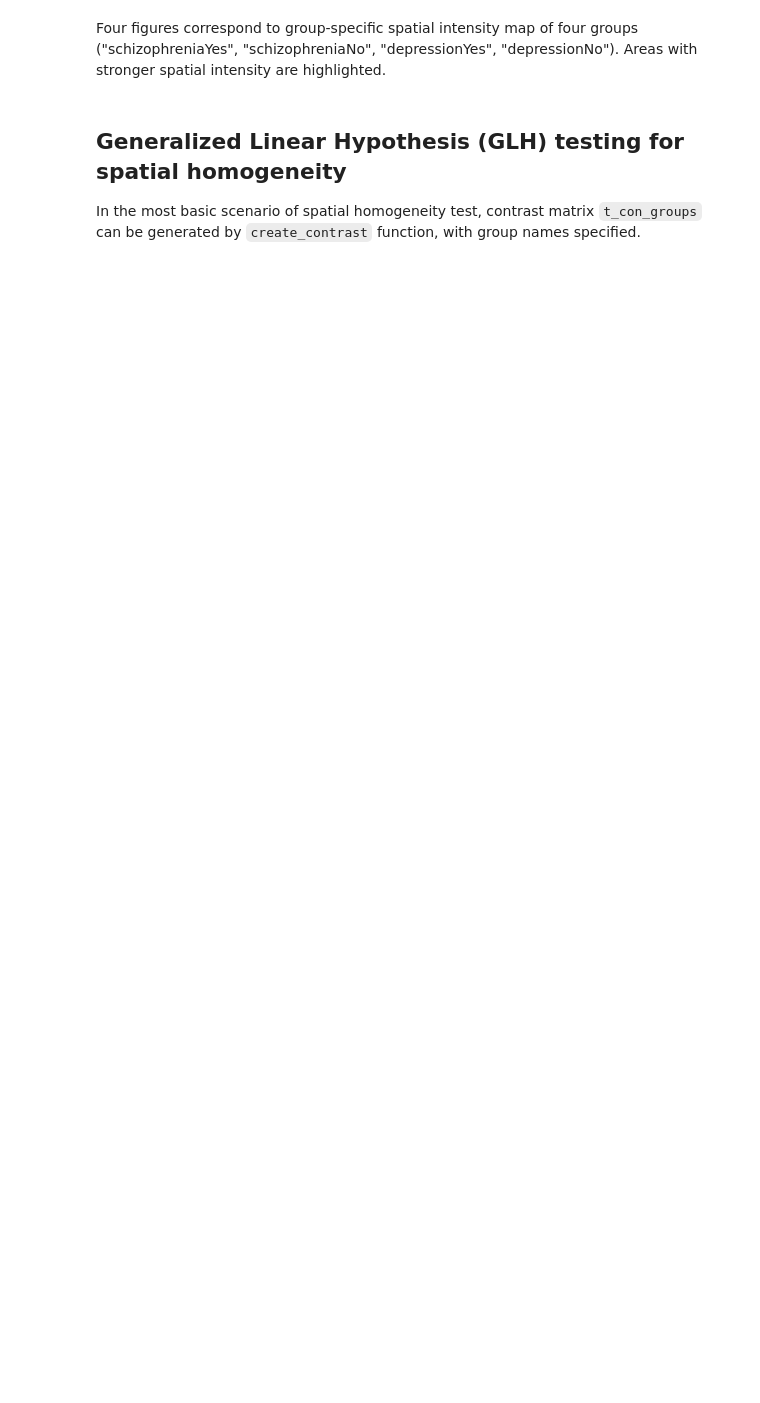
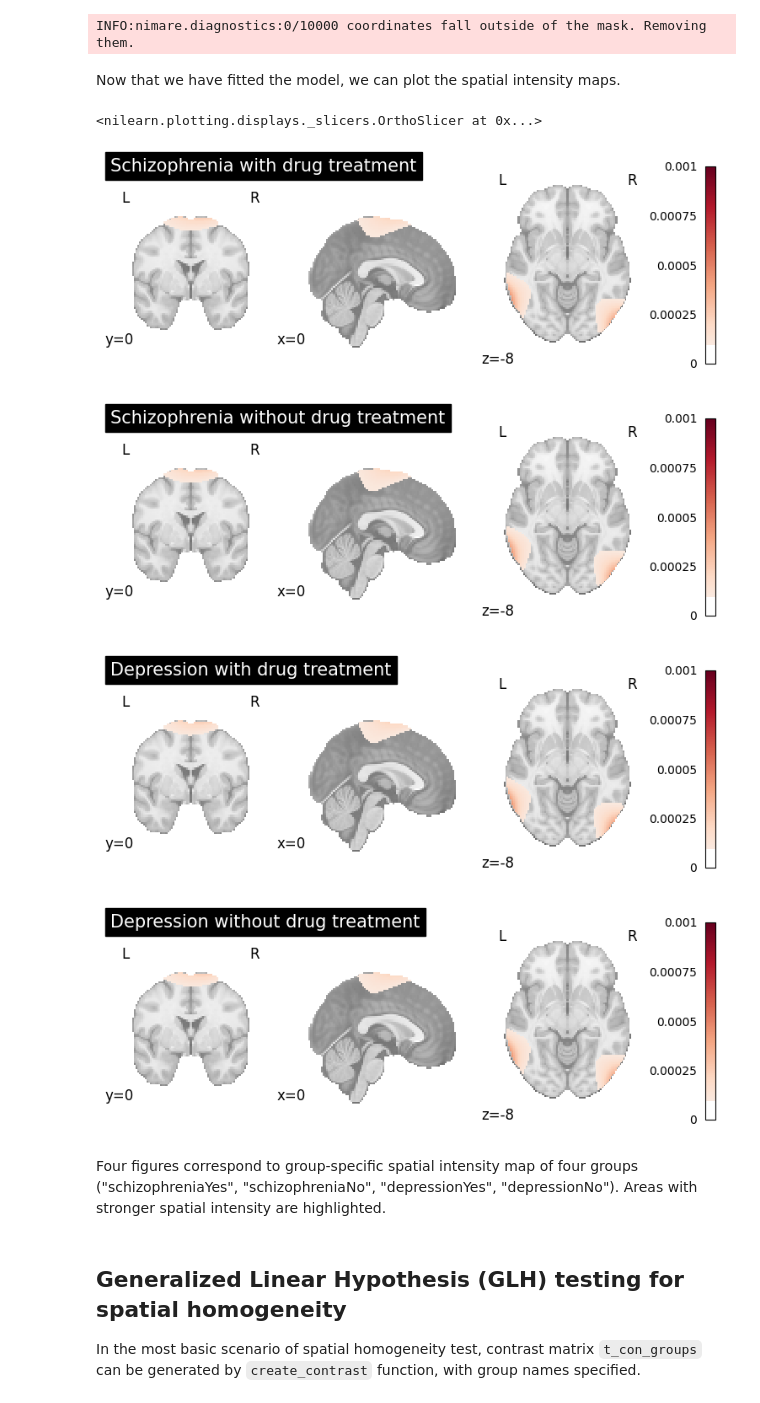
Before and after one commit to neurostuff/NiMARE, a Jupyter notebook: examples/02_meta-analyses/10_plot_cbmr.ipynb, the cells around one changed output. Cells and saved outputs as stored; diff of their text form; code cells hidden in the pictures; blank space fills up the shorter version.

Commit message:
edit example file of cbmr methods.

```diff
--- a/examples/02_meta-analyses/10_plot_cbmr.ipynb
+++ b/examples/02_meta-analyses/10_plot_cbmr.ipynb
@@ -75,55 +80,70 @@ inferred as a separate group, CBMR can interpret them as categorical study-level
+# %%
+from nimare.meta.cbmr import CBMREstimator
+
+dset = StandardizeField(fields=["sample_sizes", "avg_age"]).transform(dset)
+
+cbmr = CBMREstimator(
+    group_categories=["diagnosis", "drug_status"],
+    moderators=[
+        "standardized_sample_sizes",
+        "standardized_avg_age",
+        "schizophrenia_subtype:reference=type1",
+    ],
+    spline_spacing=100,  # a reasonable choice is 10 or 5, 100 is for speed
+    model=models.PoissonEstimator,
+    penalty=False,
+    lr=1e-1,
+    tol=1e3, # a reasonable choice is 1e-2, 1e3 is for speed
+    device="cpu", # "cuda" if you have GPU
+)
+results = cbmr.fit(dataset=dset)
+# %% [output]
+INFO:nimare.diagnostics:0/10000 coordinates fall outside of the mask. Removing them.
+# %% [markdown]
+Now that we have fitted the model, we can plot the spatial intensity maps.
 # %%
-from nimare.meta.cbmr import CBMREstimator
-
-dset = StandardizeField(fields=["sample_sizes", "avg_age"]).transform(dset)
-
-cbmr = CBMREstimator(
-    group_categories=["diagnosis", "drug_status"],
-    moderators=[
-        "standardized_sample_sizes",
-        "standardized_avg_age",
-        "schizophrenia_subtype:reference=type1",
-    ],
-    spline_spacing=100,  # a reasonable choice is 10 or 5, 100 is for speed
-    model=models.PoissonEstimator,
-    penalty=False,
-    lr=1e-1,
-    tol=1e3, # a reasonable choice is 1e-1 or 1e-2, 1e3 is for speed
-    device="cpu", # "cuda" if you have GPU
-)
-results = cbmr.fit(dataset=dset)
 plot_stat_map(
     results.get_map("spatialIntensity_group-SchizophreniaYes"),
     cut_coords=[0, 0, -8],
     draw_cross=False,
     cmap="RdBu_r",
     title="Schizophrenia with drug treatment",
     threshold=1e-4,
+    vmax=1e-3,
 )
 plot_stat_map(
     results.get_map("spatialIntensity_group-SchizophreniaNo"),
     cut_coords=[0, 0, -8],
     draw_cross=False,
     cmap="RdBu_r",
     title="Schizophrenia without drug treatment",
     threshold=1e-4,
+    vmax=1e-3,
 )
 plot_stat_map(
     results.get_map("spatialIntensity_group-DepressionYes"),
     cut_coords=[0, 0, -8],
     draw_cross=False,
     cmap="RdBu_r",
     title="Depression with drug treatment",
     threshold=1e-4,
+    vmax=1e-3,
 )
 plot_stat_map(
     results.get_map("spatialIntensity_group-DepressionNo"),
     cut_coords=[0, 0, -8],
     draw_cross=False,
     cmap="RdBu_r",
     title="Depression without drug treatment",
     threshold=1e-4,
+    vmax=1e-3,
 )
+# %% [output]
+<nilearn.plotting.displays._slicers.OrthoSlicer at 0x...>
+[figure, added]
+[figure, added]
+[figure, added]
+[figure, added]
 # %% [markdown]
 Four figures correspond to group-specific spatial intensity map of four groups
 ("schizophreniaYes", "schizophreniaNo", "depressionYes", "depressionNo").
```
Also changed, not shown: parts of 17 cells of this notebook, 2 other files.
